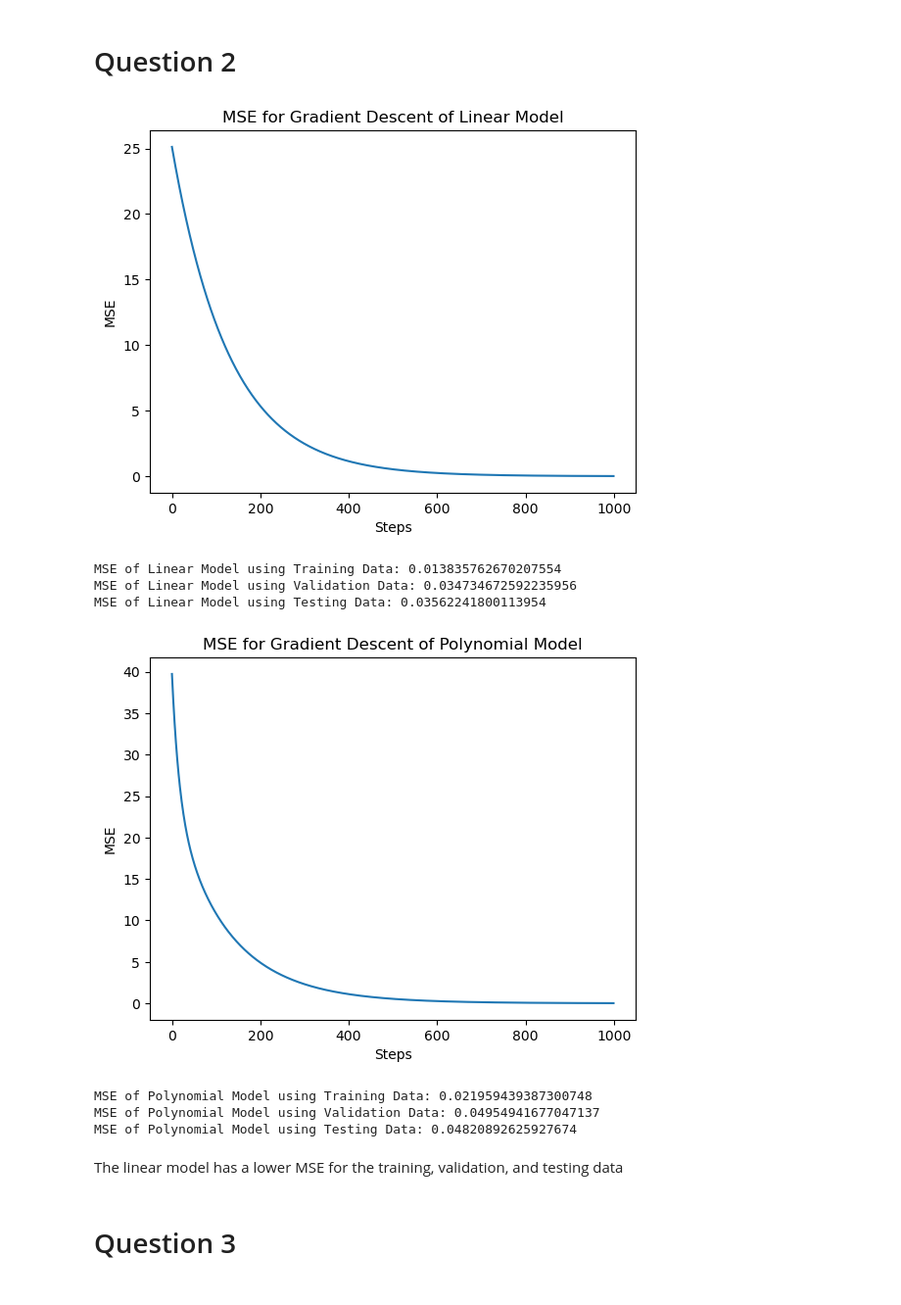
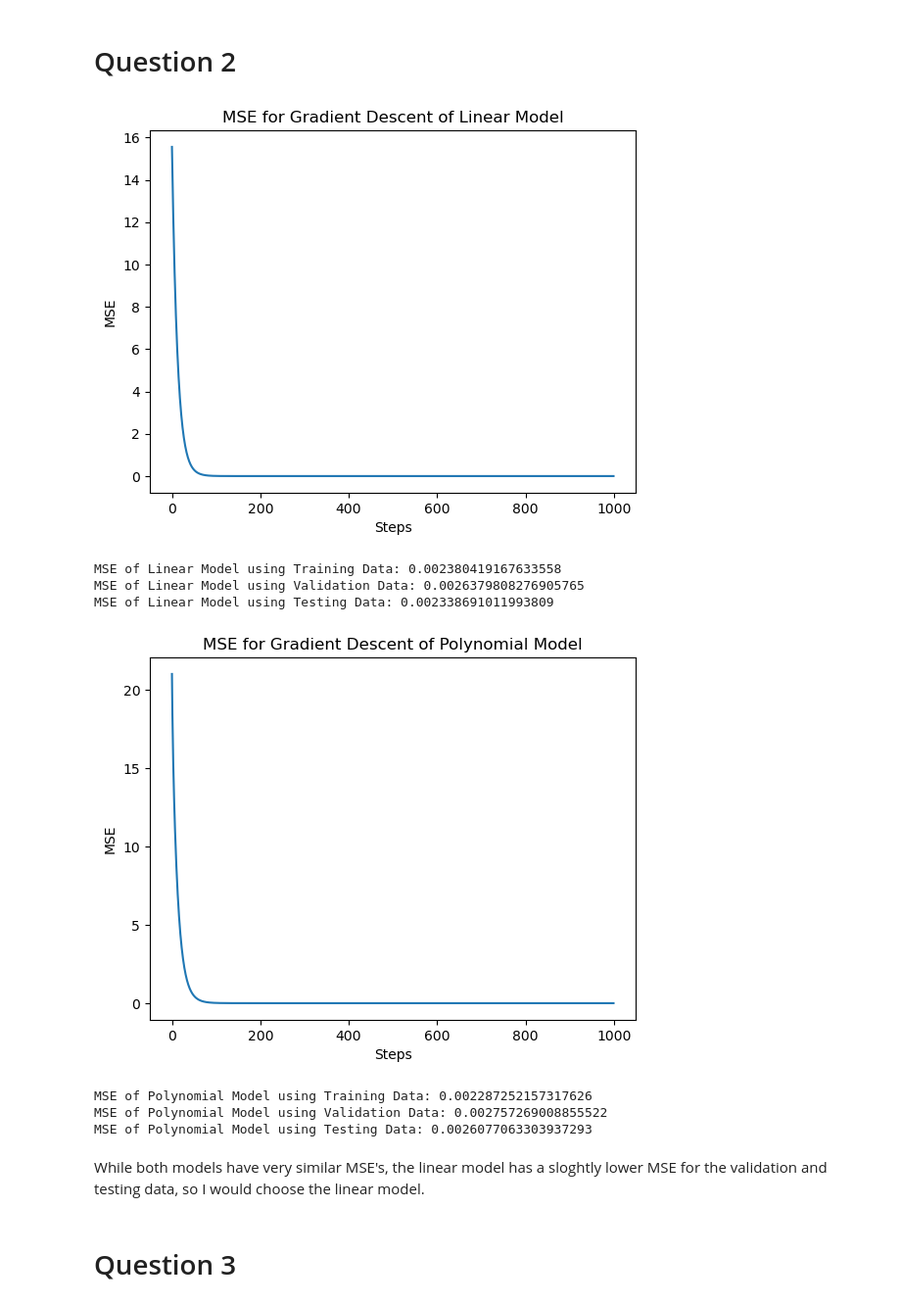
Before and after one commit to kennethaldridge/DS4400-HW, a Jupyter notebook: coding_exam1/ds4400_exam1.ipynb, the cells around one changed output. Shown at 98% size. Saved outputs shown, nothing was run; the diff lists cells and outputs as text; code cells hidden in the pictures.

```diff
--- a/coding_exam1/ds4400_exam1.ipynb
+++ b/coding_exam1/ds4400_exam1.ipynb
@@ -86,37 +86,37 @@ def gradient_descent(phi, y, num_iterations, coef):
 # %%
 # Linear
 import matplotlib.pyplot as plt
 
 phi_linear_train = np.hstack((X_train, np.ones((X_train.shape[0], 1))))
 
-w, mse_list = gradient_descent(phi_linear_train, y_train, 1000, .002)
+w, mse_list = gradient_descent(phi_linear_train, y_train, 1000, .02)
 
 # Plot Gradient Descent
 plt.plot(mse_list)
 plt.title('MSE for Gradient Descent of Linear Model')
 plt.xlabel('Steps')
 plt.ylabel('MSE')
 plt.show()
 
 # Create feature maps for validation and testing
 phi_linear_valid = np.hstack((X_val, np.ones((X_val.shape[0], 1))))
 phi_linear_test = np.hstack((X_test, np.ones((X_test.shape[0], 1))))
 
 # MSE for training, validation, and testing
 print(f'MSE of Linear Model using Training Data: {mse(phi_linear_train, w, y_train)}')
 print(f'MSE of Linear Model using Validation Data: {mse(phi_linear_valid, w, y_val)}')
 print(f'MSE of Linear Model using Testing Data: {mse(phi_linear_test, w, y_test)}')
 # %% [output]
-[figure, old version]
+[figure, new version]
-MSE of Linear Model using Training Data: 0.013835762670207554
-MSE of Linear Model using Validation Data: 0.034734672592235956
-MSE of Linear Model using Testing Data: 0.03562241800113954
+MSE of Linear Model using Training Data: 0.002380419167633558
+MSE of Linear Model using Validation Data: 0.0026379808276905765
+MSE of Linear Model using Testing Data: 0.002338691011993809
 # %%
 # Second Order Polynomial
 from sklearn.preprocessing import PolynomialFeatures
 phi_poly_train = PolynomialFeatures(degree=2).fit_transform(X_train)
 
-w, mse_list = gradient_descent(phi_poly_train, y_train, 1000, .002)
+w, mse_list = gradient_descent(phi_poly_train, y_train, 1000, .02)
 
 # Plot Gradient Descent
 plt.plot(mse_list)
@@ -133,12 +133,12 @@ print(f'MSE of Polynomial Model using Training Data: {mse(phi_poly_train, w, y_t
 print(f'MSE of Polynomial Model using Validation Data: {mse(phi_poly_valid, w, y_val)}')
 print(f'MSE of Polynomial Model using Testing Data: {mse(phi_poly_test, w, y_test)}')
 # %% [output]
-[figure, old version]
+[figure, new version]
-MSE of Polynomial Model using Training Data: 0.021959439387300748
-MSE of Polynomial Model using Validation Data: 0.04954941677047137
-MSE of Polynomial Model using Testing Data: 0.04820892625927674
+MSE of Polynomial Model using Training Data: 0.002287252157317626
+MSE of Polynomial Model using Validation Data: 0.002757269008855522
+MSE of Polynomial Model using Testing Data: 0.0026077063303937293
 # %% [markdown]
-The linear model has a lower MSE for the training, validation, and testing data
+While both models have very similar MSE's, the linear model has a sloghtly lower MSE for the validation and testing data, so I would choose the linear model.
 # %% [markdown]
 # Question 3
 # %%
```
Also changed, not shown: parts of 1 cell of this notebook, 1 other file.
